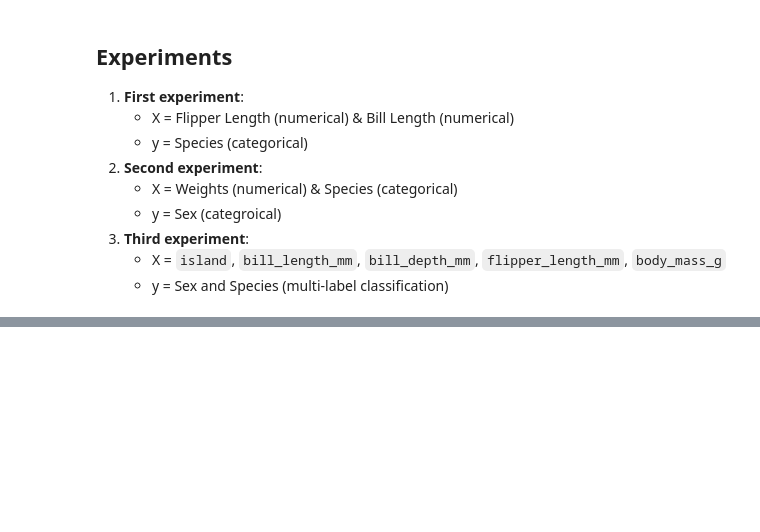
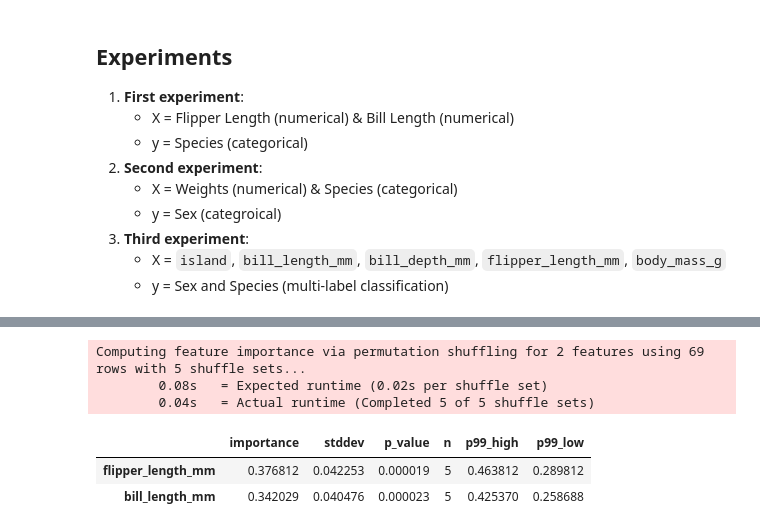
Before and after one commit to Rmalyahya/B5, a Jupyter notebook: student/C3/C3_M6Ex2.ipynb, the cells around one changed output, grey strips where cells are left out. Cells and saved outputs as stored; diff of their text form; code cells hidden in the pictures; blank space fills up the shorter version.

```diff
--- a/student/C3/C3_M6Ex2.ipynb
+++ b/student/C3/C3_M6Ex2.ipynb
@@ -54,0 +216,9 @@ penguins
+# %%
+predictor.feature_importance(test_data1)
+# %% [output]
+Computing feature importance via permutation shuffling for 2 features using 69 rows with 5 shuffle sets...
+        0.08s   = Expected runtime (0.02s per shuffle set)
+        0.04s   = Actual runtime (Completed 5 of 5 shuffle sets)
+|  | importance | stddev | p_value | n | p99_high | p99_low |
+| flipper_length_mm | 0.376812 | 0.042253 | 0.000019 | 5 | 0.463812 | 0.289812 |
+| bill_length_mm | 0.342029 | 0.040476 | 0.000023 | 5 | 0.425370 | 0.258688 |
```
Also changed, not shown: parts of 19 cells of this notebook.
